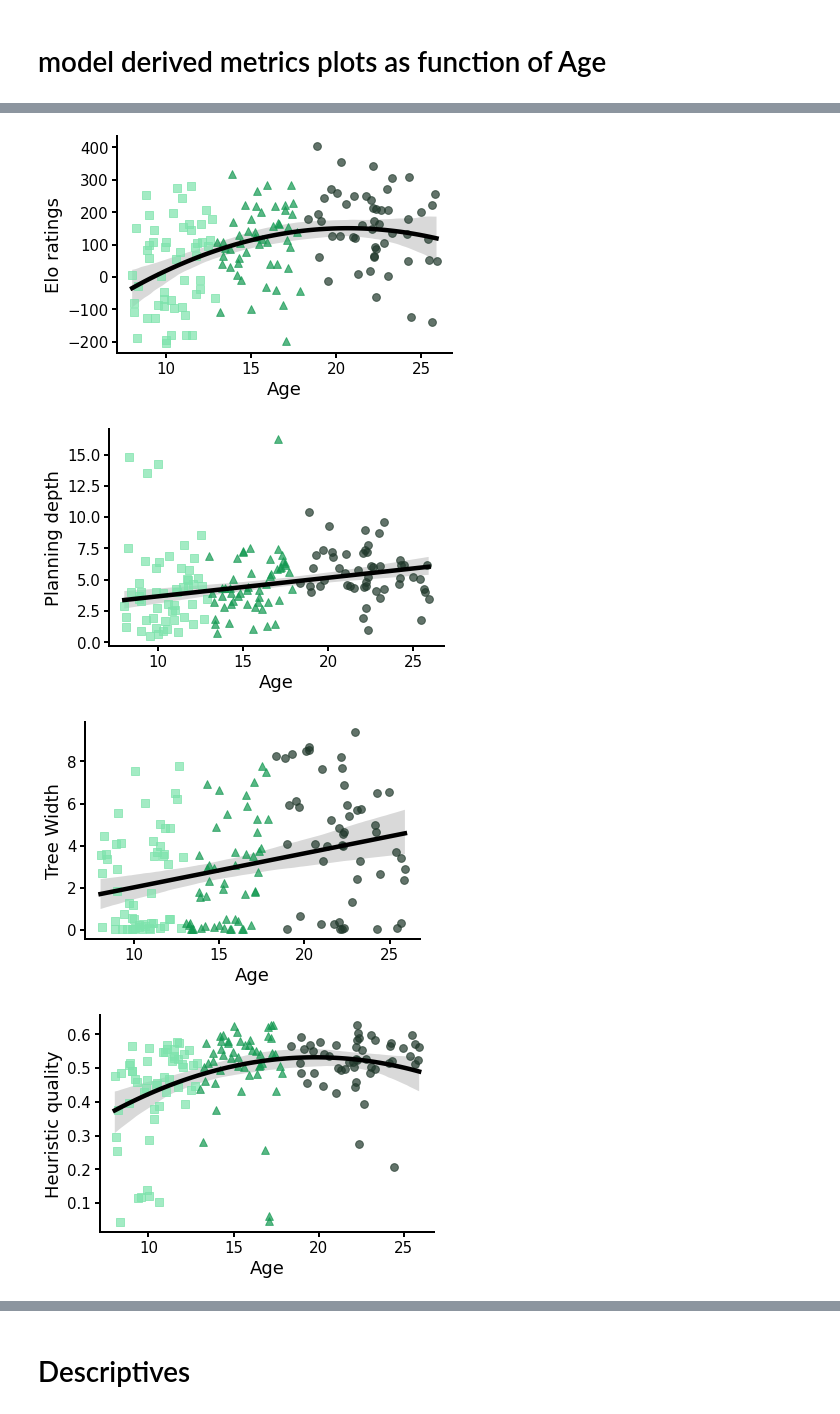
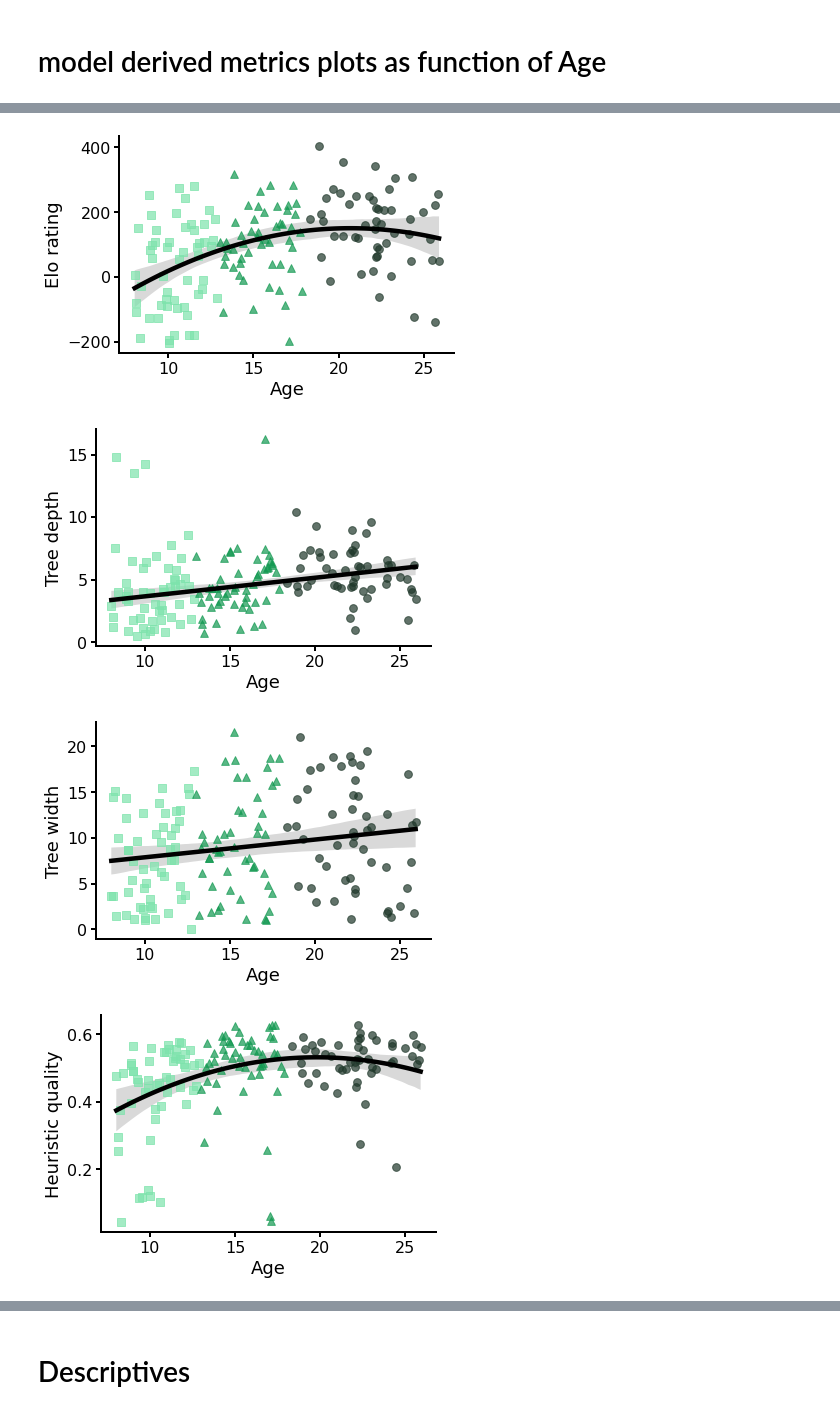
Before and after one commit to ili-ma/fourinarow_analyses, a Jupyter notebook: Analysis notebooks/new/Age Plots.ipynb, the cells around one changed output, grey strips where cells are left out. Drawn from its saved outputs; the diff is of its cells as text; code cells hidden in the pictures.

```diff
--- a/Analysis notebooks/new/Age Plots.ipynb
+++ b/Analysis notebooks/new/Age Plots.ipynb
@@ -14,13 +14,15 @@ import pandas as pd
 import seaborn as sns
 from matplotlib import rcParams,font_manager
 from matplotlib.colors import ListedColormap
+from matplotlib.ticker import MaxNLocator
 
 from fourinarowfunctions import *
 
 datadir = "../data/"
 age = pd.read_csv(datadir + "SubjectAge.csv")
 pwm = pd.read_csv(datadir + "params_with_metrics.csv")
-bf  = pd.read_csv(datadir + "branching_noscale_full_id.csv").rename(columns={'StudyID': 'subject'})
+bf = pd.read_csv(datadir + "branching_factors.csv")
+bf_noscale  = pd.read_csv(datadir + "branching_noscale_full_id.csv").rename(columns={'StudyID': 'subject'})
 dur = pd.read_csv(datadir + "gameDurations.csv")
 rts = pd.read_csv(datadir + "reactiontimes.csv")
 trialdf = pd.read_csv(datadir + "trialdata.csv")
@@ -177,7 +179,8 @@ metrics = metrics[~metrics.subject.str.contains("R_24qFUPTZKx0SybQ")]
 # add tree width
 col = "AvgBranchingFactor"
 #col = "MedianBranchingFactor"
-metrics = pd.merge(metrics, bf[["subject", col]].rename(columns={col: 'tree width'}), on="subject", how="left")
+metrics_noscale = pd.merge(metrics, bf_noscale[["subject", col]].rename(columns={col: 'tree width'}), on="subject", how="left")
+metrics = pd.merge(metrics, bf[["StudyID", col]].rename(columns={col: 'tree width'}), on="StudyID", how="left")
 # %% [output]
 Dropped rows with nans: 5
 # %%
@@ -273,8 +276,9 @@ def set_labels(ax, title, reposition_ticks = True, age_categories = True):
     if reposition_ticks:
         ax.set_xticks(list(ageBinrNr2Value.values()))
     if age_categories:
-        ax.set_xticklabels(labels, fontsize = 15)
-    ax.tick_params(labelsize=15)
+        ax.set_xticklabels(labels, fontsize = 16)
+    ax.tick_params(labelsize=16)
+    ax.xaxis.set_major_locator(MaxNLocator(nbins=4))
     ax.spines["top"].set_visible(False)
     ax.spines["right"].set_visible(False)
     ax.legend([])
@@ -293,11 +297,6 @@ def plot_with_errorbars(col, title, df = None):
         df = metrics.groupby("subject").mean().reset_index()
     line_data = df.groupby("ageBinValue")[col].aggregate([("median", np.median), ("95p_ci", lambda x: bootstrap_median(x, 5000))])
     errors = np.array(line_data.apply(lambda row: [row["median"] - row["95p_ci"][0], row["95p_ci"][1] - row["median"]], axis = 1).tolist()).T
-    ax = line_data.plot(y = "median", yerr=errors, color='k', linewidth=4) # Line and error bars
+    ax = line_data.plot(y = "median", yerr=errors, color='k', linewidth=2) # Line and error bars
     plot_scatter_metric(col, title, df, ax)
     return ax
-
-elo_plot = plot_with_errorbars("elo", "Elo ratings")
-pd_plot = plot_with_errorbars("planning depth", "Planning depth")
-hq_plot = plot_with_errorbars("heuristic quality", "Heuristic quality")
-fdr_plot = plot_with_errorbars("feature drop rate", "Feature drop rate")
@@ -317,0 +303,2 @@ fdr_plot.get_figure().savefig("../data/Final_fdr_plot_scatter_M_CI.pdf", dpi=300
+# %%
+rcParams['figure.figsize']
@@ -318,4 +307,5 @@ fdr_plot.get_figure().savefig("../data/Final_fdr_plot_scatter_M_CI.pdf", dpi=300
 # %%
+rcParams['figure.figsize'] = (3.3,3) #figure size in inches
 def plot_with_regression(col, title, order = 1, df = None):
     if not isinstance(df, pd.DataFrame):
         df = metrics.groupby("subject").mean().reset_index()
@@ -324,9 +314,9 @@ def plot_with_regression(col, title, order = 1, df = None):
     plot_scatter_metric(col, title, df, ax, False)
     return ax
 
-elo_reg_plot = plot_with_regression("elo", "Elo ratings", 2)
-pd_reg_plot = plot_with_regression("planning depth", "Planning depth")
-tw_reg_plot = plot_with_regression("tree width", "Tree Width")
+elo_reg_plot = plot_with_regression("elo", "Elo rating", 2)
+pd_reg_plot = plot_with_regression("planning depth", "Tree depth")
+tw_reg_plot = plot_with_regression("tree width", "Tree width")
 hq_reg_plot = plot_with_regression("heuristic quality", "Heuristic quality", 2)
 fdr_reg_plot = plot_with_regression("feature drop rate", "Feature drop rate")
 # %% [output]
@@ -338,4 +328,4 @@ fdr_reg_plot = plot_with_regression("feature drop rate", "Feature drop rate")
-[figure, old version]
+[figure, new version]
-[figure, old version]
+[figure, new version]
-[figure, old version]
+[figure, new version]
-[figure, old version]
+[figure, new version]
```
Also changed, not shown: parts of 34 cells of this notebook, 18 other files.
